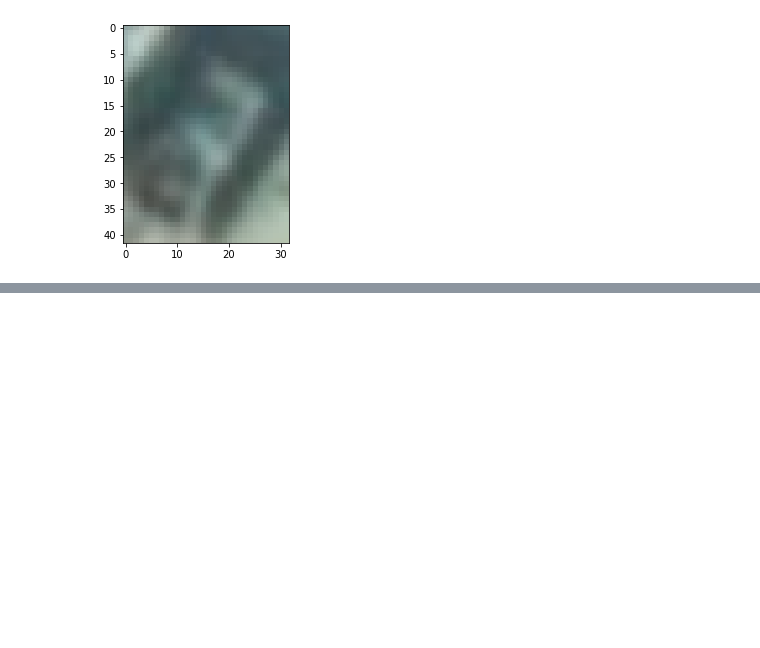
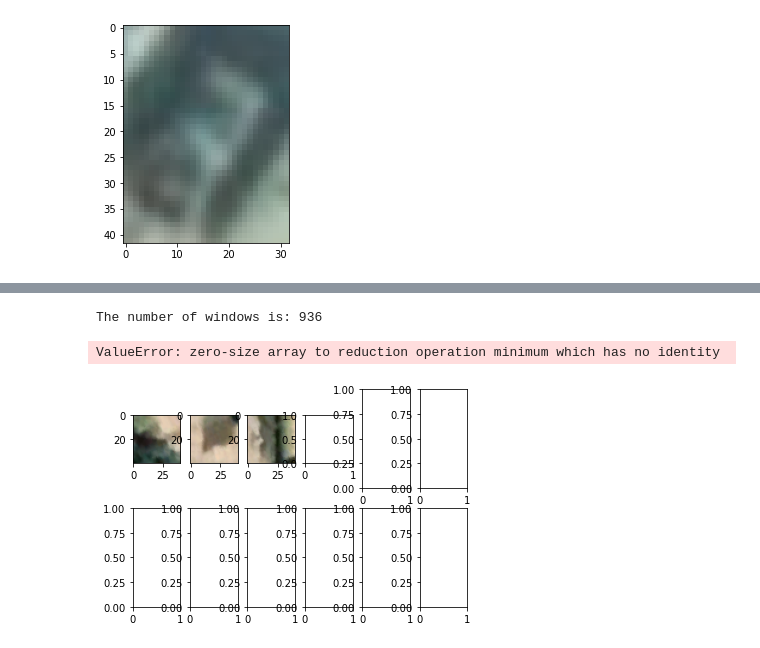
Before and after one commit to AerialArmourAquisition/Machine_Learning, a Jupyter notebook: sliding_windows/sliding_windows.ipynb, the cells around one changed output, grey strips where cells are left out. Drawn from its saved outputs; the diff is of its cells as text; code cells hidden in the pictures; blank space fills up the shorter version.

```diff
--- a/sliding_windows/sliding_windows.ipynb
+++ b/sliding_windows/sliding_windows.ipynb
@@ -31,0 +41,33 @@ print(Y)
+# %%
+# We're going to select 3 different 'strides' which will capture images
+import math
+
+stride = 40
+np.shape(full_image)
+height = np.shape(full_image)[0]
+width = np.shape(full_image)[1]
+
+x_limit = stride * math.floor(height/stride)
+y_limit = stride * math.floor(width/stride)
+# %%
+windows = []
+
+for x in range(0, x_limit, stride):
+    for y in range(0, y_limit, stride):
+        window = full_image[y: y+stride, x:x+stride, :]
+        windows.append(window)
+
+print(f"The number of windows is: {len(windows)}")
+# %% [output]
+The number of windows is: 936
+# %%
+from random import Random
+
+figure, axis = plt.subplots(2, 6)
+for i in range(2):
+    for j in range(6):
+        index = Random().randrange(len(windows))
+        axis[i, j].imshow(windows[index])
+# %% [output]
+ValueError: zero-size array to reduction operation minimum which has no identity
+[figure, added]
```
Also changed, not shown: parts of 4 cells of this notebook, 1 other file.
